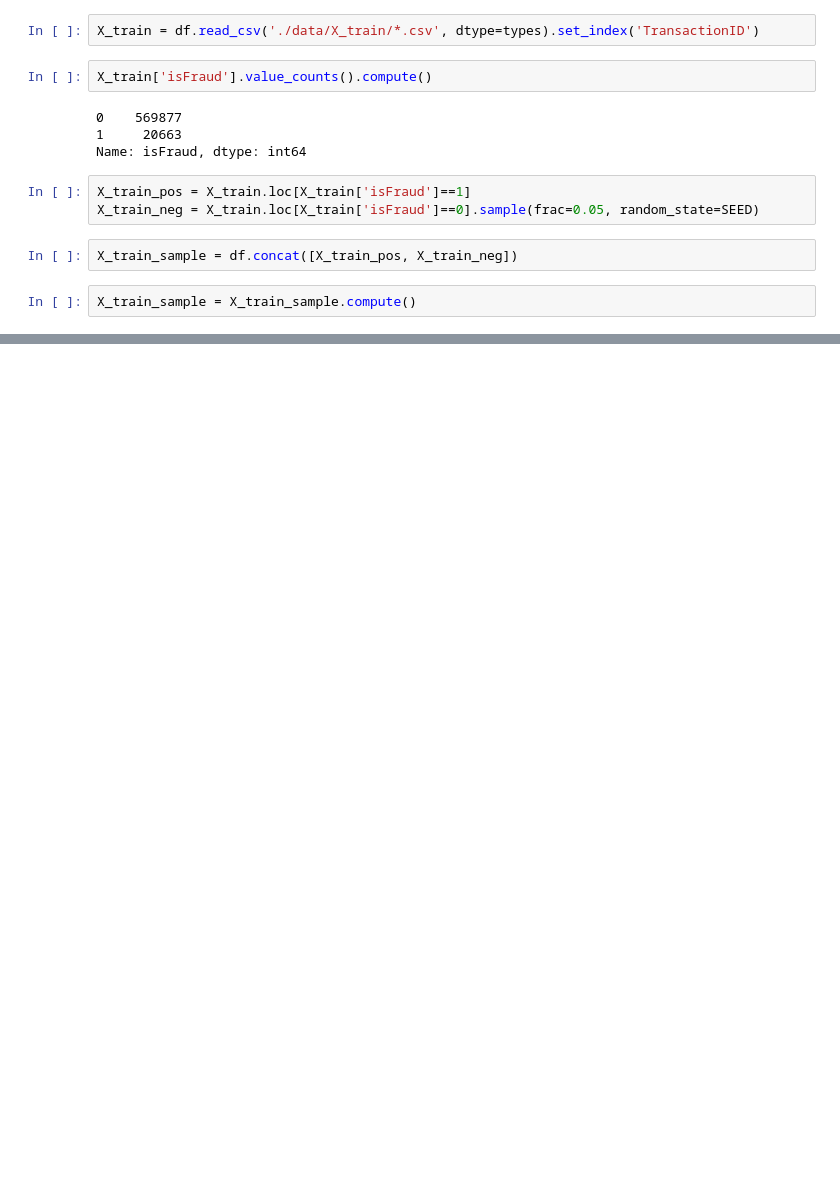
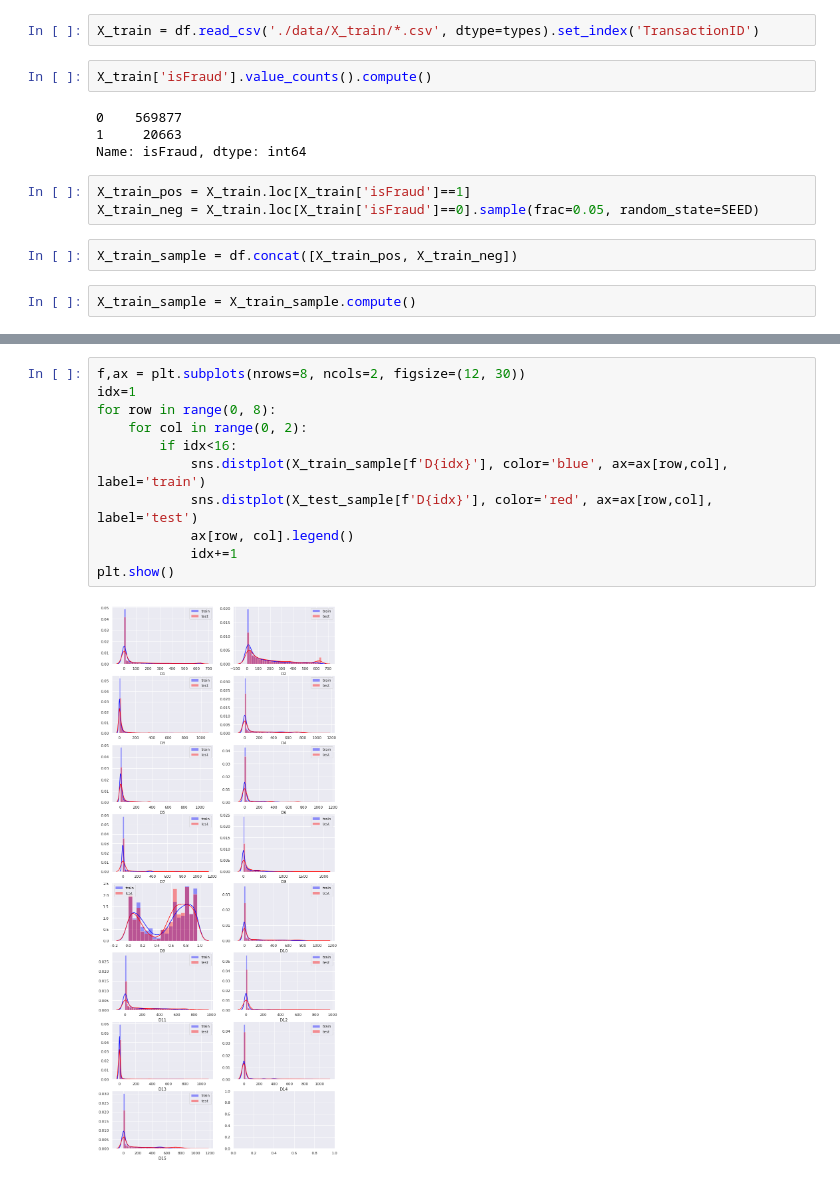
Before and after one commit to VladimirIsakov91/IEEE-CISFraudDetection, a Jupyter notebook: FraudDetection-v2.ipynb, the cells around one changed output, grey strips where cells are left out. Cells and saved outputs as stored; diff of their text form; blank space fills up the shorter version.

```diff
--- a/FraudDetection-v2.ipynb
+++ b/FraudDetection-v2.ipynb
@@ -175,0 +275,13 @@ X_train_sample.to_csv('./data/X_train_sample.csv')
+# %%
+f,ax = plt.subplots(nrows=8, ncols=2, figsize=(12, 30))
+idx=1
+for row in range(0, 8):
+    for col in range(0, 2):
+        if idx<16:
+            sns.distplot(X_train_sample[f'D{idx}'], color='blue', ax=ax[row,col], label='train')
+            sns.distplot(X_test_sample[f'D{idx}'], color='red', ax=ax[row,col], label='test')
+            ax[row, col].legend()
+            idx+=1
+plt.show()
+# %% [output]
+[figure, added]
```
Also changed, not shown: parts of 20 cells of this notebook.
